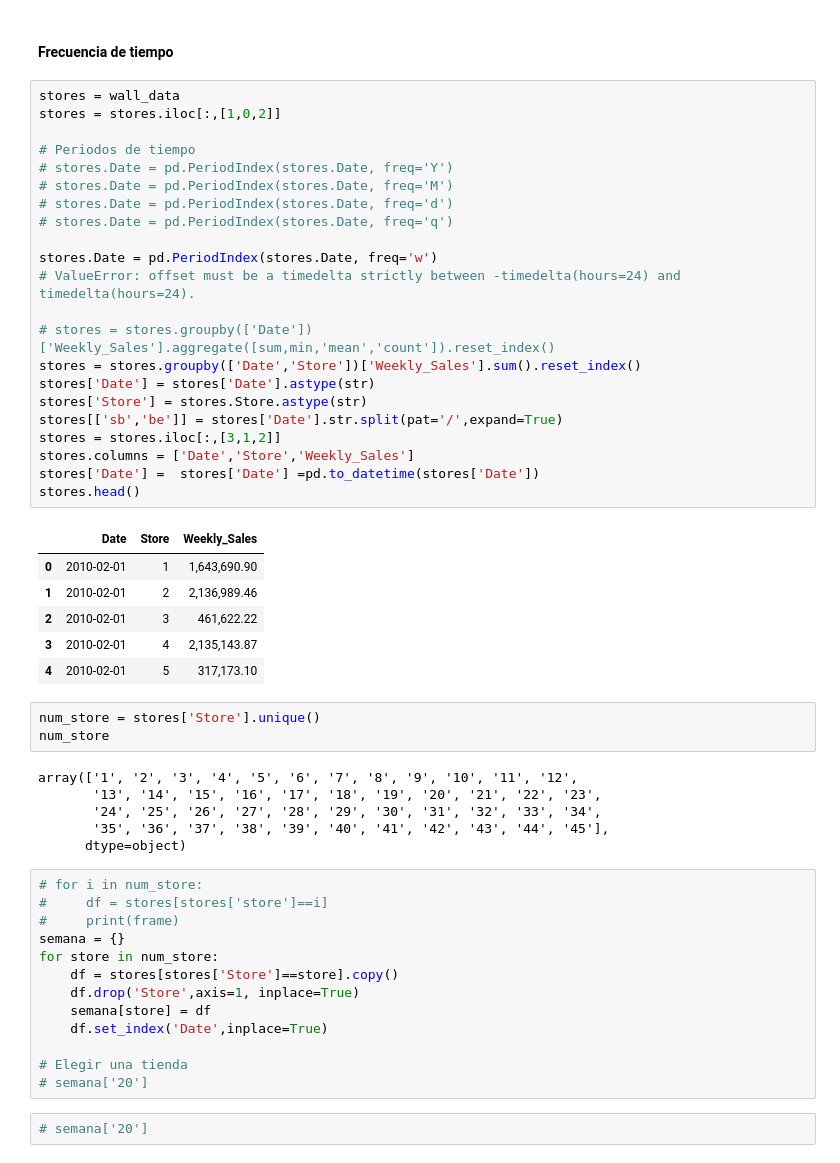
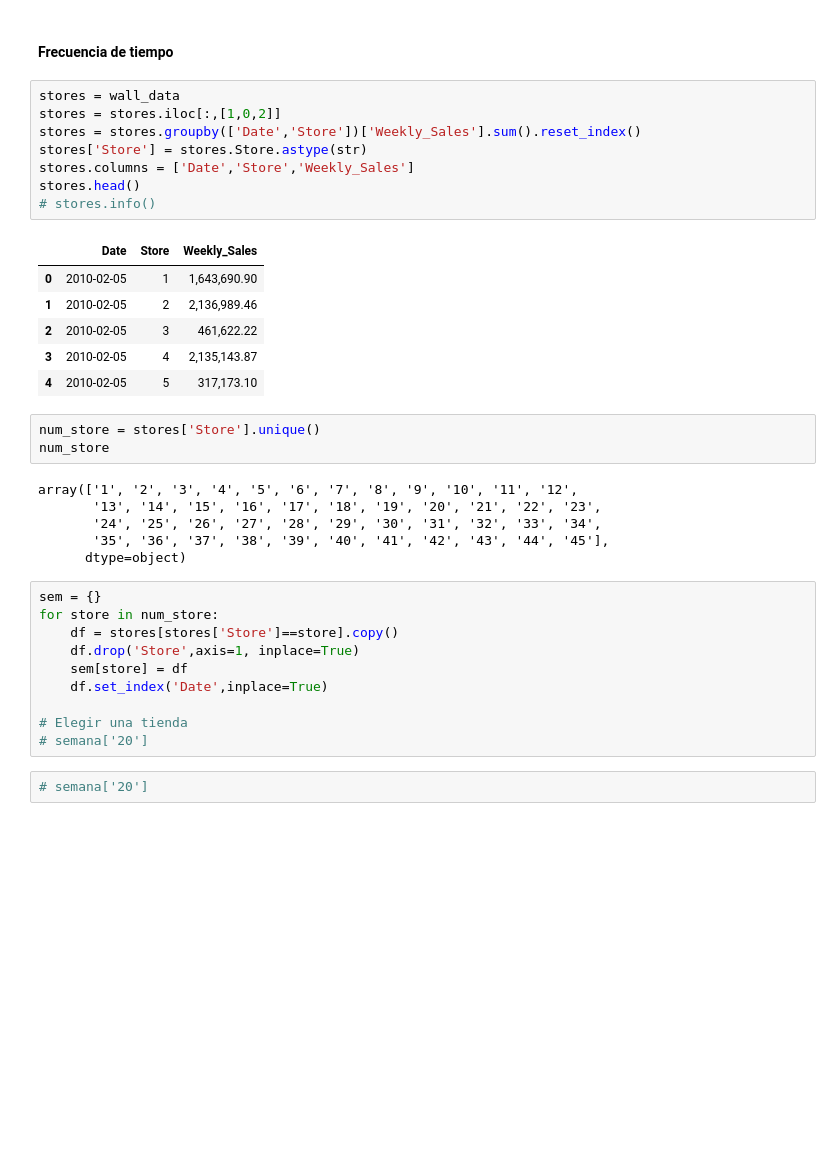
Before and after one commit to RodrigoPLpz/wallmart_sales, a Jupyter notebook: arimas_week_2.ipynb, the cells around one changed output. Cells and saved outputs as stored; diff of their text form; blank space fills up the shorter version.

```diff
--- a/arimas_week_2.ipynb
+++ b/arimas_week_2.ipynb
@@ -78,32 +78,18 @@ memory usage: 402.3 KB
 # %%
 stores = wall_data
 stores = stores.iloc[:,[1,0,2]]
-
-# Periodos de tiempo
-# stores.Date = pd.PeriodIndex(stores.Date, freq='Y')
-# stores.Date = pd.PeriodIndex(stores.Date, freq='M')
-# stores.Date = pd.PeriodIndex(stores.Date, freq='d')
-# stores.Date = pd.PeriodIndex(stores.Date, freq='q')
-
-stores.Date = pd.PeriodIndex(stores.Date, freq='w')
-# ValueError: offset must be a timedelta strictly between -timedelta(hours=24) and timedelta(hours=24).
-
-# stores = stores.groupby(['Date'])['Weekly_Sales'].aggregate([sum,min,'mean','count']).reset_index()
 stores = stores.groupby(['Date','Store'])['Weekly_Sales'].sum().reset_index()
-stores['Date'] = stores['Date'].astype(str)
 stores['Store'] = stores.Store.astype(str)
-stores[['sb','be']] = stores['Date'].str.split(pat='/',expand=True)
-stores = stores.iloc[:,[3,1,2]]
 stores.columns = ['Date','Store','Weekly_Sales']
-stores['Date'] =  stores['Date'] =pd.to_datetime(stores['Date'])
 stores.head()
+# stores.info()
 # %% [output]
 |  | Date | Store | Weekly_Sales |
-| 0 | 2010-02-01 | 1 | 1,643,690.90 |
-| 1 | 2010-02-01 | 2 | 2,136,989.46 |
-| 2 | 2010-02-01 | 3 | 461,622.22 |
-| 3 | 2010-02-01 | 4 | 2,135,143.87 |
-| 4 | 2010-02-01 | 5 | 317,173.10 |
+| 0 | 2010-02-05 | 1 | 1,643,690.90 |
+| 1 | 2010-02-05 | 2 | 2,136,989.46 |
+| 2 | 2010-02-05 | 3 | 461,622.22 |
+| 3 | 2010-02-05 | 4 | 2,135,143.87 |
+| 4 | 2010-02-05 | 5 | 317,173.10 |
 # %%
 num_store = stores['Store'].unique()
 num_store
@@ -114,14 +100,11 @@ array(['1', '2', '3', '4', '5', '6', '7', '8', '9', '10', '11', '12',
        '35', '36', '37', '38', '39', '40', '41', '42', '43', '44', '45'],
       dtype=object)
 # %%
-# for i in num_store:
-#     df = stores[stores['store']==i]
-#     print(frame)
-semana = {}
+sem = {}
 for store in num_store:
     df = stores[stores['Store']==store].copy()
     df.drop('Store',axis=1, inplace=True)
-    semana[store] = df
+    sem[store] = df
     df.set_index('Date',inplace=True)
 
 # Elegir una tienda
```
Also changed, not shown: parts of 22 cells of this notebook, 2 other files.
